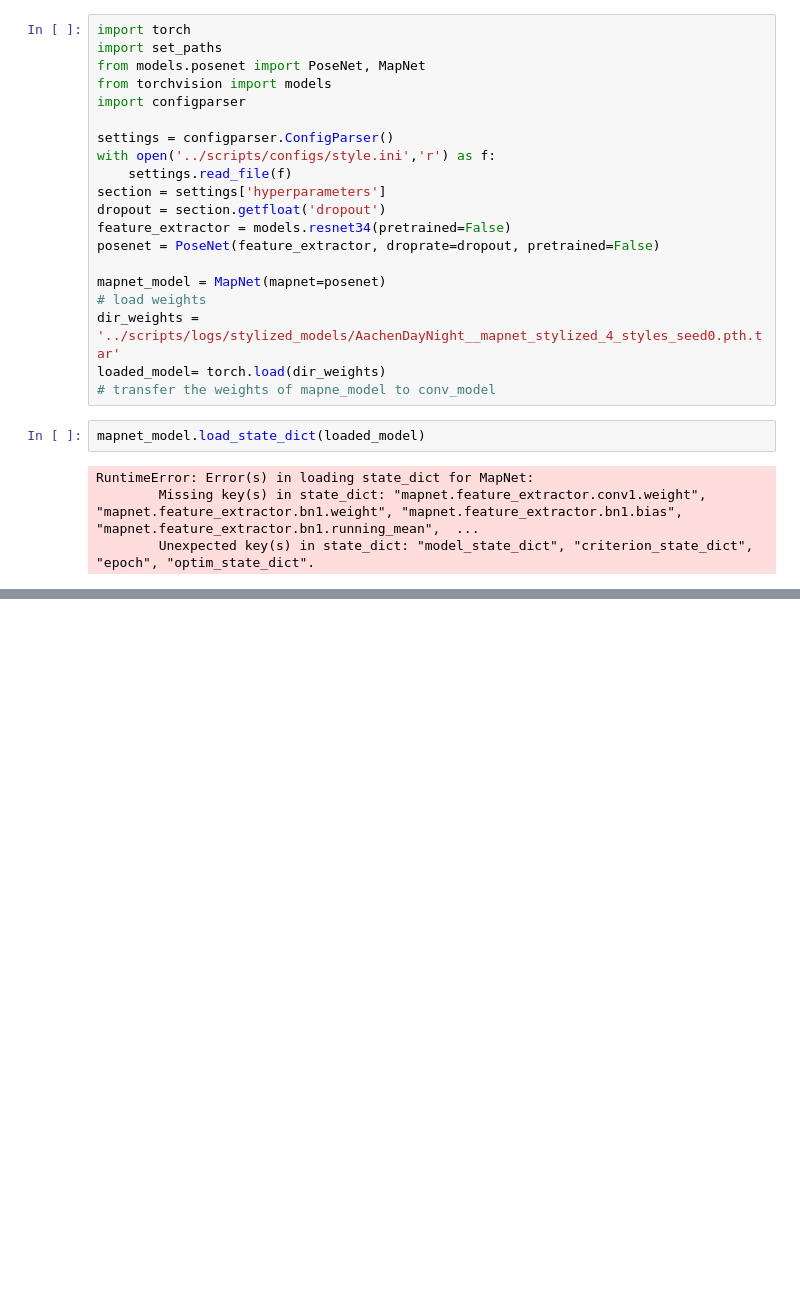
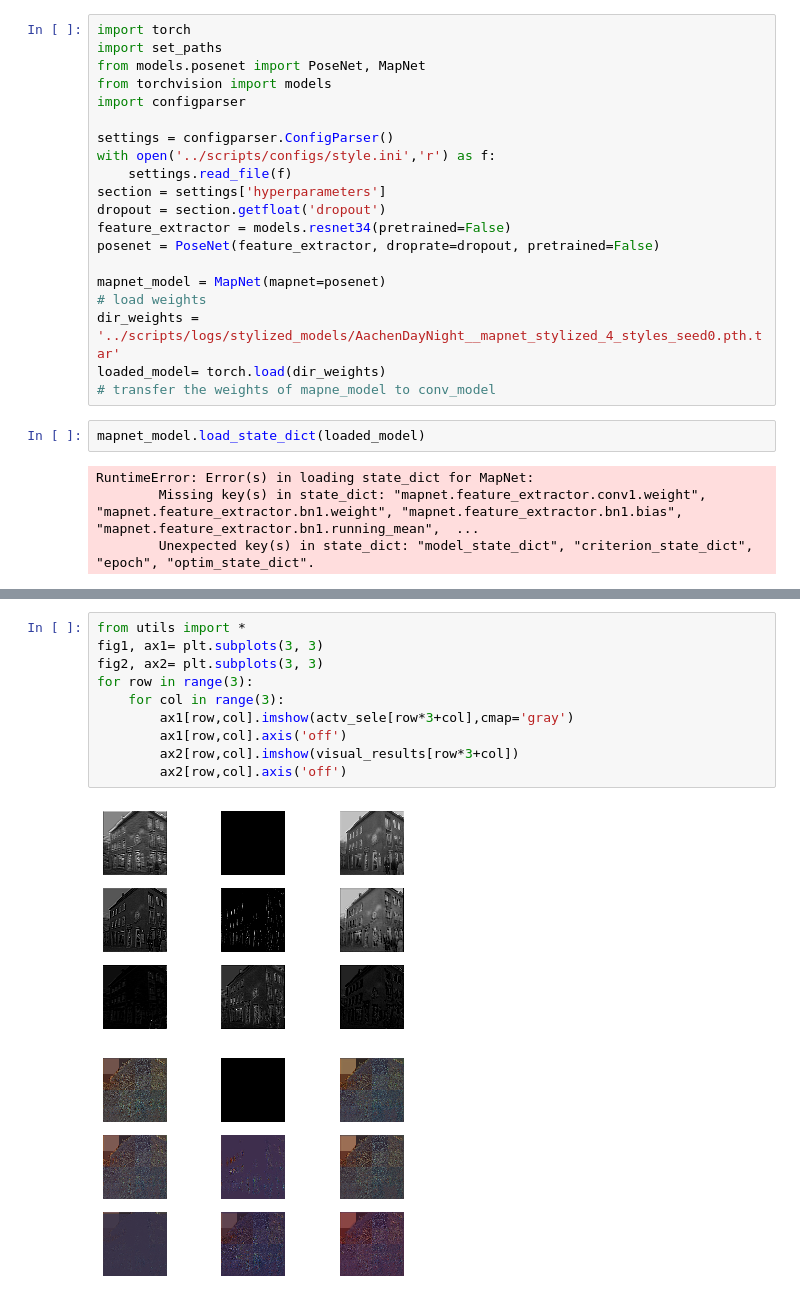
Before and after one commit to pangzss/geomapnet, a Jupyter notebook: visual/temp.ipynb, the cells around one changed output, grey strips where cells are left out. Drawn from its saved outputs; the diff is of its cells as text; blank space fills up the shorter version.

```diff
--- a/visual/temp.ipynb
+++ b/visual/temp.ipynb
@@ -319,0 +420,13 @@ RuntimeError: Error(s) in loading state_dict for MapNet:
+# %%
+from utils import *
+fig1, ax1= plt.subplots(3, 3)
+fig2, ax2= plt.subplots(3, 3)
+for row in range(3):
+    for col in range(3):
+        ax1[row,col].imshow(actv_sele[row*3+col],cmap='gray')
+        ax1[row,col].axis('off')
+        ax2[row,col].imshow(visual_results[row*3+col])
+        ax2[row,col].axis('off')
+# %% [output]
+[figure, added]
+[figure, added]
```
Also changed, not shown: parts of 10 cells of this notebook, 12 other files.
